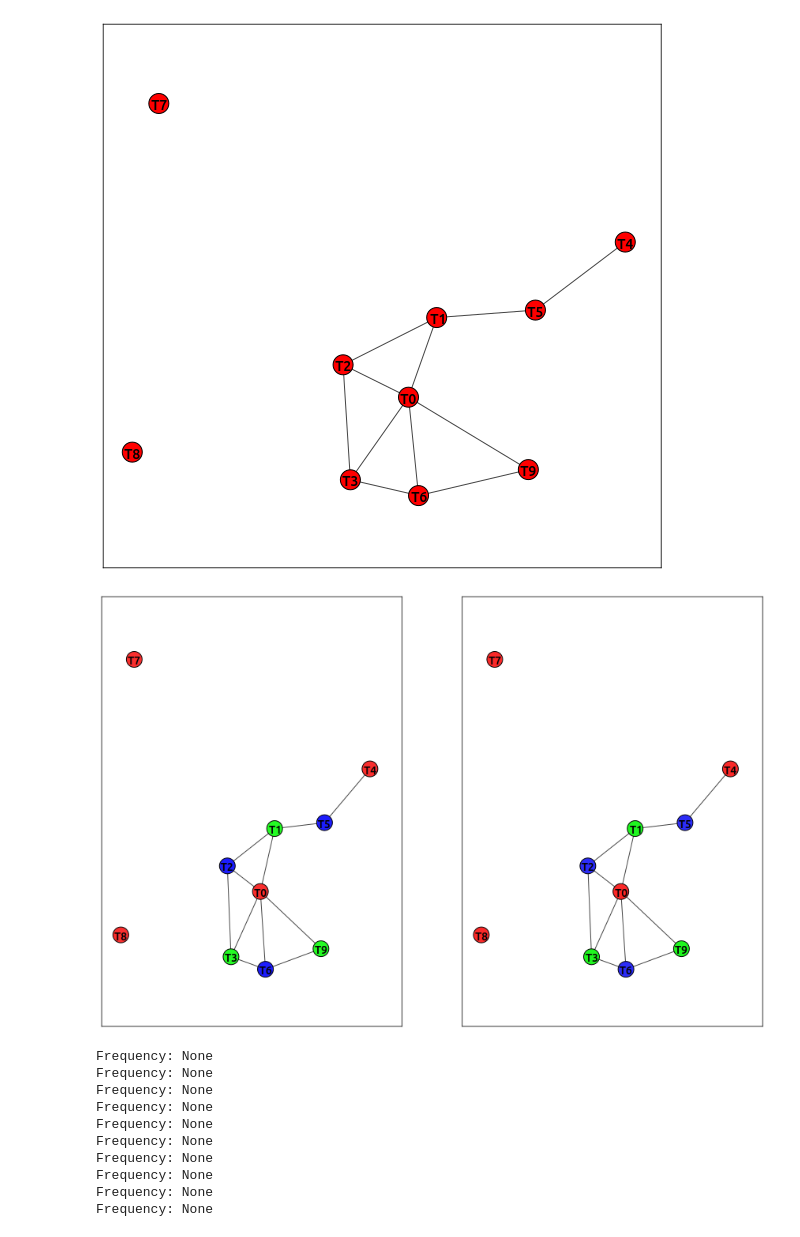
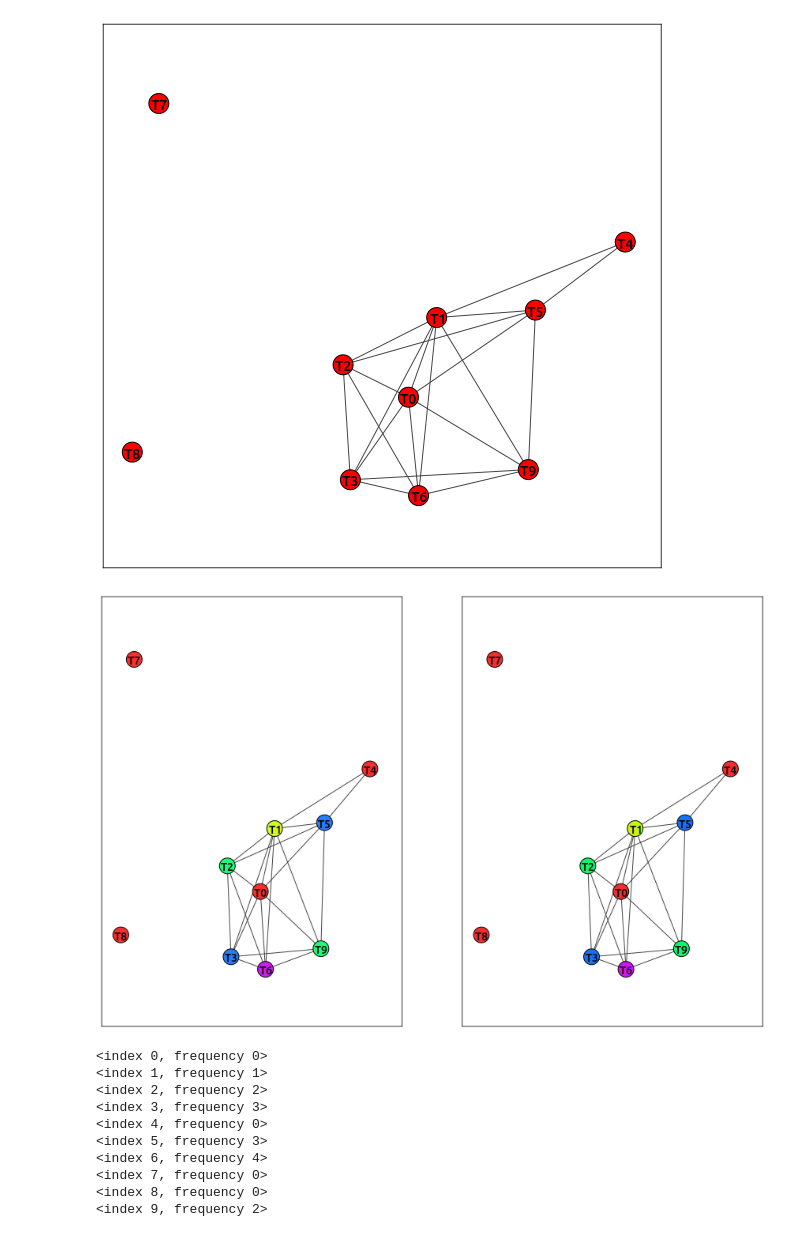
Before and after one commit to fstovarr/stochastic-models, a Jupyter notebook: graphs-project/graph.ipynb, the cells around one changed output. Drawn from its saved outputs; the diff is of its cells as text; code cells hidden in the pictures.

```diff
--- a/graphs-project/graph.ipynb
+++ b/graphs-project/graph.ipynb
@@ -21,11 +24,12 @@ data = sys.get_antennas()
 # %%
-naive = NaiveAgent(data, 0.3)
-dSatur = NaiveAgent(data, 0.3)
+naive = NaiveAgent(data, 0.4)
+dSatur = NaiveAgent(data, 0.4)
 
 g = naive.get_graph()
-GraphHelper.plot(g)
+fig, ax = GraphHelper.plot(g)
+fig
 # %% [output]
-[figure, old version]
+[figure, new version]
 # %%
 naive.solve()
 dSatur.solve()
@@ -38,18 +42,18 @@ GraphHelper.plot(gn, figsize, fig=fig, ax=axs[0])
 GraphHelper.plot(gd, figsize, fig=fig, ax=axs[1])
 fig
 # %% [output]
-[figure, old version]
+[figure, new version]
 # %%
-for d in naive.get_data():
-    print(d.to_s())
+for d in data:
+    print(d)
 # %% [output]
-Frequency: None
-Frequency: None
-Frequency: None
-Frequency: None
-Frequency: None
-Frequency: None
-Frequency: None
-Frequency: None
-Frequency: None
-Frequency: None
+<index 0, frequency 0>
+<index 1, frequency 1>
+<index 2, frequency 2>
+<index 3, frequency 3>
+<index 4, frequency 0>
+<index 5, frequency 3>
+<index 6, frequency 4>
+<index 7, frequency 0>
+<index 8, frequency 0>
+<index 9, frequency 2>
```
Also changed, not shown: parts of 13 cells of this notebook, 6 other files.
